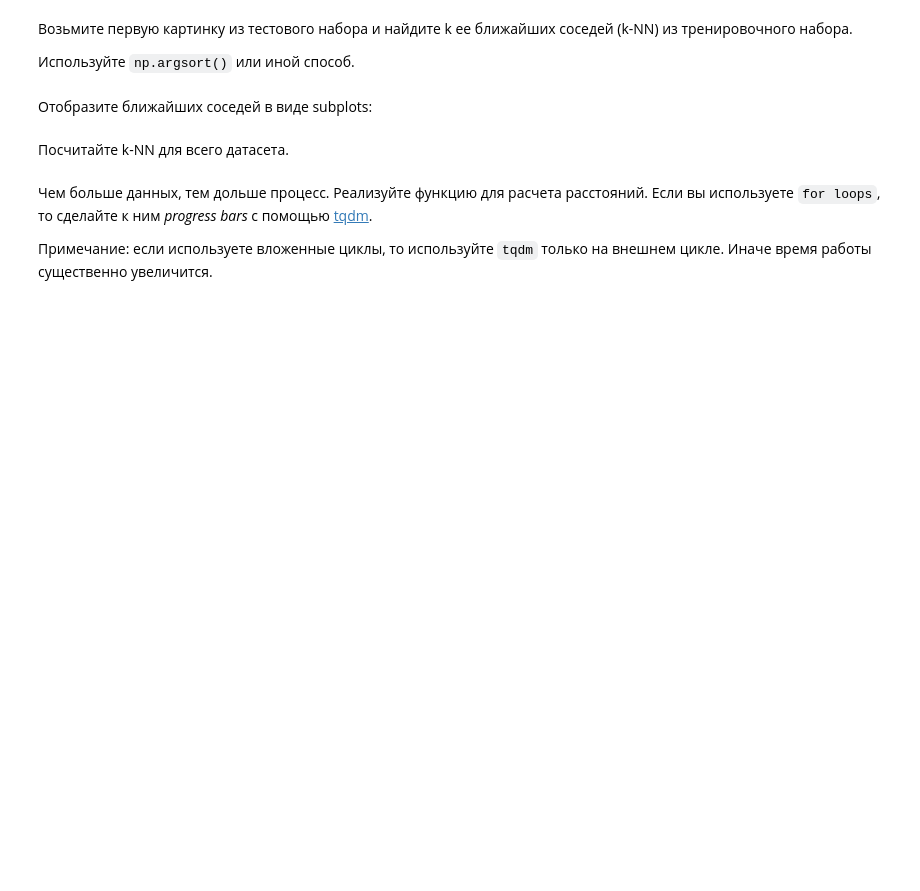
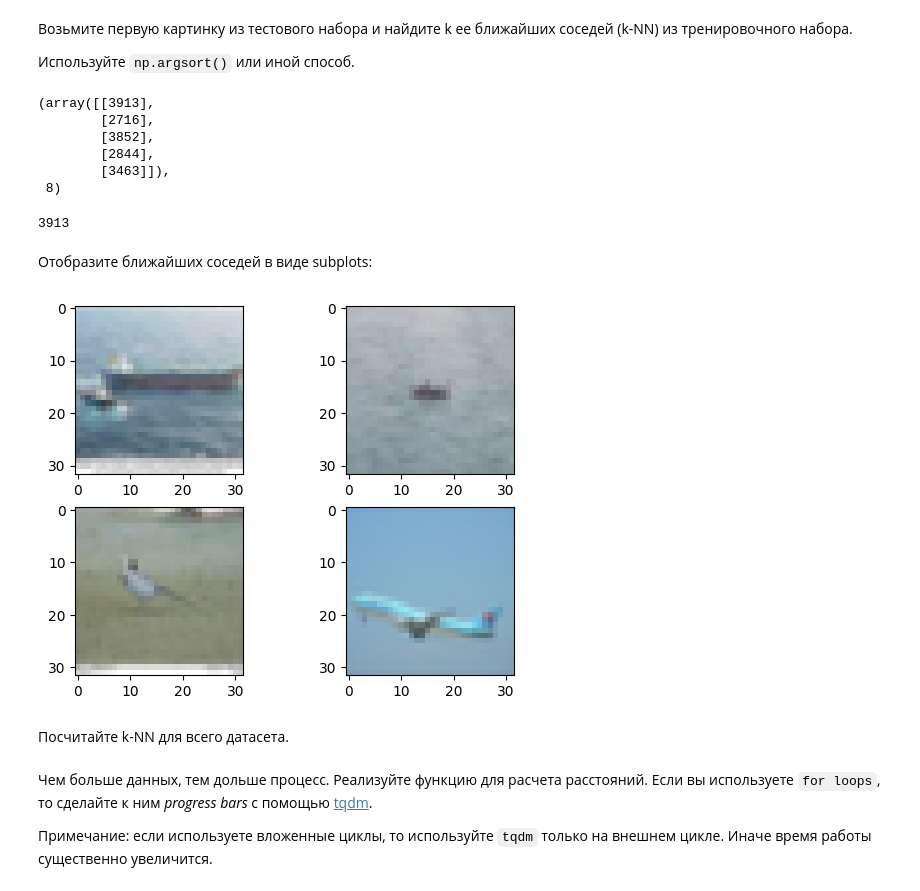
Before and after one commit to alvadia/MSUAI, a Jupyter notebook: EX01_Zizov.ipynb, the cells around one changed output. Saved outputs shown, nothing was run; the diff lists cells and outputs as text; code cells hidden in the pictures; blank space fills up the shorter version.

```diff
--- a/EX01_Zizov.ipynb
+++ b/EX01_Zizov.ipynb
@@ -794,2 +802,17 @@ indx = # Your code here
+# %%
+k = 5
+indx = np.apply_along_axis(lambda x: np.argsort(x, kind = 'mergesort')[:k], 0, compute_distances(x_train, [x_val[0]], compute_L1))
+indx, Counter([y_train[i][0] for i in indx]).most_common(1)[0][0]
+# %% [output]
+(array([[3913],
+        [2716],
+        [3852],
+        [2844],
+        [3463]]),
+ 8)
+# %%
+indx[0][0]
+# %% [output]
+3913
 # %% [markdown]
 Отобразите ближайших соседей в виде subplots:
@@ -800,3 +819,12 @@ plt.show()
+# %%
+fig, ax = plt.subplots(2, 2)
+ax[0, 0].imshow(x_train[indx[0][0]])
+ax[0, 1].imshow(x_train[indx[1][0]])
+ax[1, 0].imshow(x_train[indx[2][0]])
+ax[1, 1].imshow(x_train[indx[3][0]])
+plt.show()
+# %% [output]
+[figure, added]
 # %% [markdown]
 Посчитайте k-NN для всего датасета.
 # %% [markdown]
```
Also changed, not shown: parts of 33 cells of this notebook.
